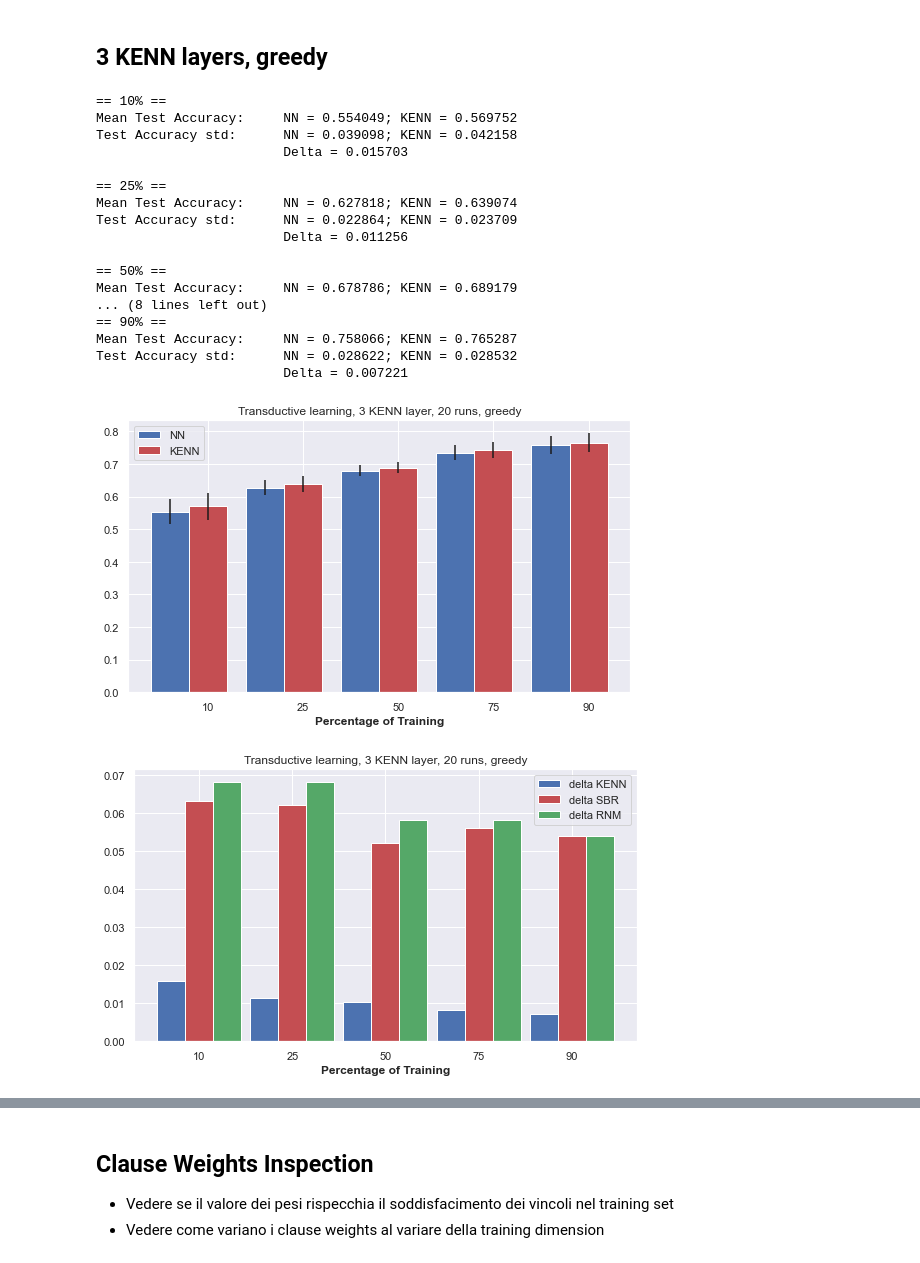
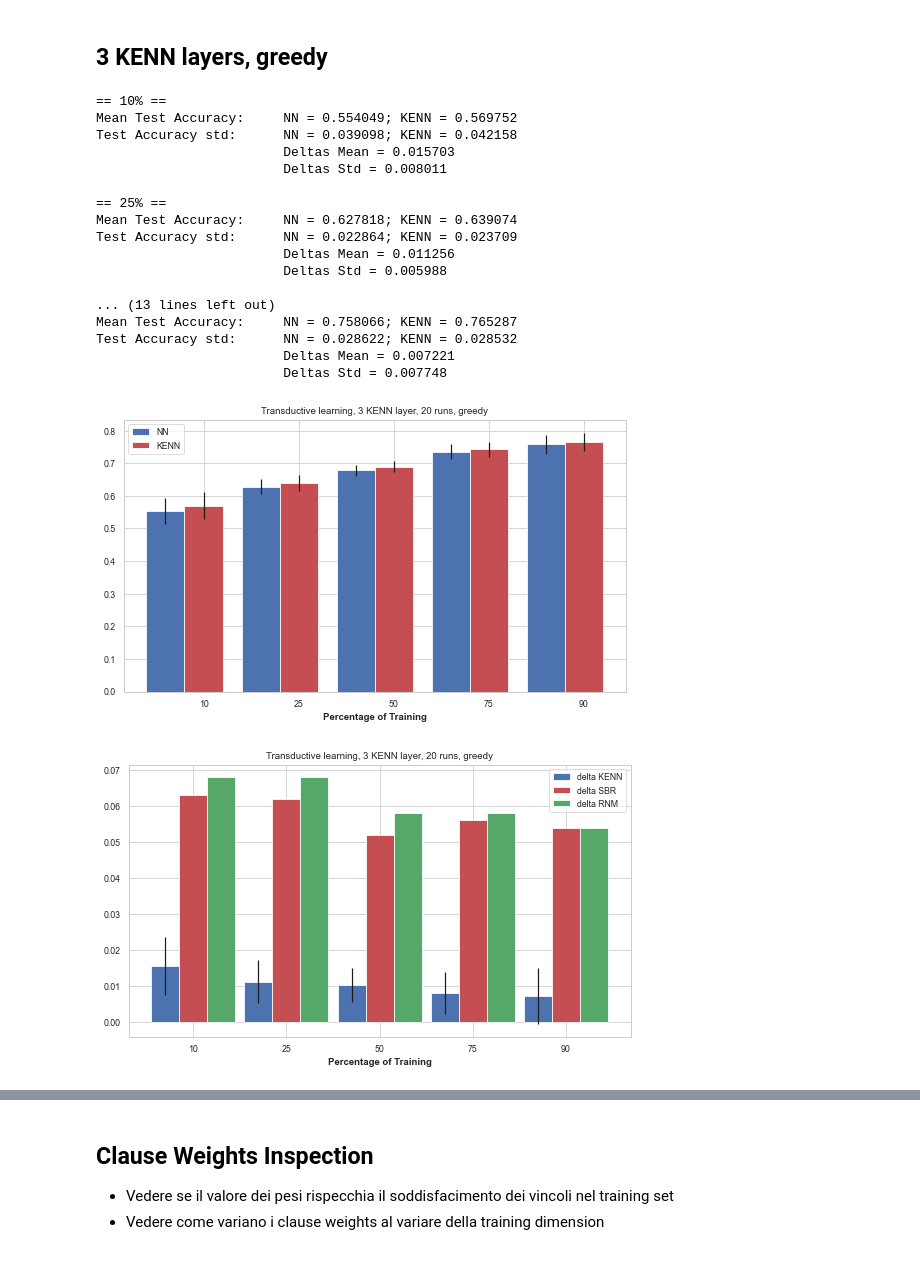
Before and after one commit to rmazzier/KENN-Citeseer-Experiments, a Jupyter notebook: final_results.ipynb, the cells around one changed output, grey strips where cells are left out. Cells and saved outputs as stored; diff of their text form; code cells hidden in the pictures.

```diff
--- a/final_results.ipynb
+++ b/final_results.ipynb
@@ -12,8 +12,8 @@ import pickle
 # %% [markdown]
 ## 3 KENN layers, e2e
 # %%
-with open('results/e2e/results_inductive(3layers)_100runs','rb') as input:
-    history_100runs_inductive_3l = pickle.load(input)
+with open('results/e2e/results_inductive_100','rb') as input:
+    history_inductive = pickle.load(input)
 # %%
 # plot_losses(history_100runs_inductive_3l)
 # %%
@@ -46,8 +50,8 @@ Test Accuracy std:      NN = 0.027193; KENN = 0.028457
 # %% [markdown]
 ## 3 KENN layers, greedy
 # %%
-with open('results/greedy/results_inductive(3layers)_100runs','rb') as input:
-    history_100runs_inductive_3l_g = pickle.load(input)
+with open('results/greedy/results_inductive_100_g','rb') as input:
+    history_inductive_g = pickle.load(input)
 # %%
 # plot_losses(history_20runs_inductive_3l_g)
 # %%
@@ -82,8 +90,8 @@ Test Accuracy std:      NN = 0.028622; KENN = 0.028586
 # %% [markdown]
 ## 3 KENN layers, e2e
 # %%
-with open('results/e2e/results_transductive(3layers)_100runs','rb') as input:
-    history_100runs_transductive_3l = pickle.load(input)
+with open('results/e2e/results_transductive_100','rb') as input:
+    history_transductive = pickle.load(input)
 # %%
 # plot_losses(history_20runs_transductive_3l)
 # %%
@@ -116,34 +128,34 @@ Test Accuracy std:      NN = 0.027193; KENN = 0.025099
 # %% [markdown]
 ## 3 KENN layers, greedy
 # %%
-with open('results/greedy/results_transductive(3layers)_100runs','rb') as input:
-    history_100runs_transductive_3l_g = pickle.load(input)
+with open('results/greedy/results_transductive_100_g','rb') as input:
+    history_transductive_g = pickle.load(input)
 # %%
 # plot_losses(history_20runs_transductive_3l_g)
 # %%
 # plot_accuracies(history_20runs_transductive_3l_g)
 # %%
 print_and_plot_results(
-    history_100runs_transductive_3l_g,
+    history_transductive_g,
     plot_title="Transductive learning, 3 KENN layer, 20 runs, greedy",
     other_deltas='t')
 # %% [output]
 == 10% ==
 Mean Test Accuracy:     NN = 0.554049; KENN = 0.569752
 Test Accuracy std:      NN = 0.039098; KENN = 0.042158
-                        Delta = 0.015703
+                        Deltas Mean = 0.015703
+                        Deltas Std = 0.008011
 
 == 25% ==
 Mean Test Accuracy:     NN = 0.627818; KENN = 0.639074
 Test Accuracy std:      NN = 0.022864; KENN = 0.023709
-                        Delta = 0.011256
+                        Deltas Mean = 0.011256
+                        Deltas Std = 0.005988
 
-== 50% ==
-Mean Test Accuracy:     NN = 0.678786; KENN = 0.689179
-... (8 lines left out)
-== 90% ==
+... (13 lines left out)
 Mean Test Accuracy:     NN = 0.758066; KENN = 0.765287
 Test Accuracy std:      NN = 0.028622; KENN = 0.028532
-                        Delta = 0.007221
+                        Deltas Mean = 0.007221
+                        Deltas Std = 0.007748
-[figure, old version]
+[figure, new version]
-[figure, old version]
+[figure, new version]
```
Also changed, not shown: parts of 7 cells of this notebook, 13 other files.
